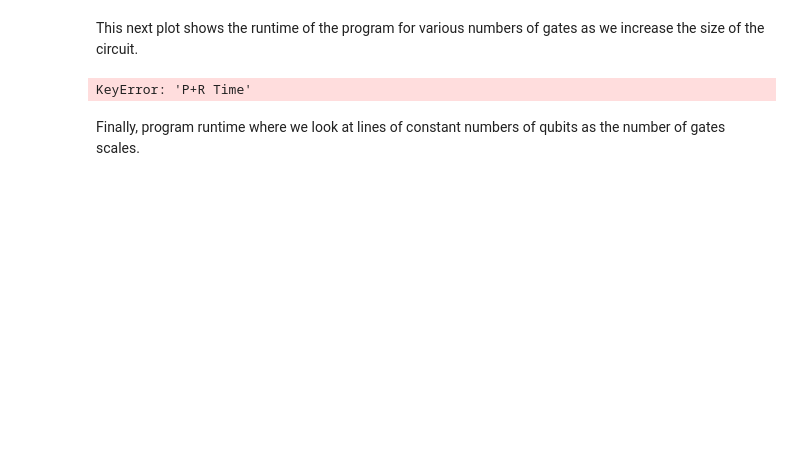
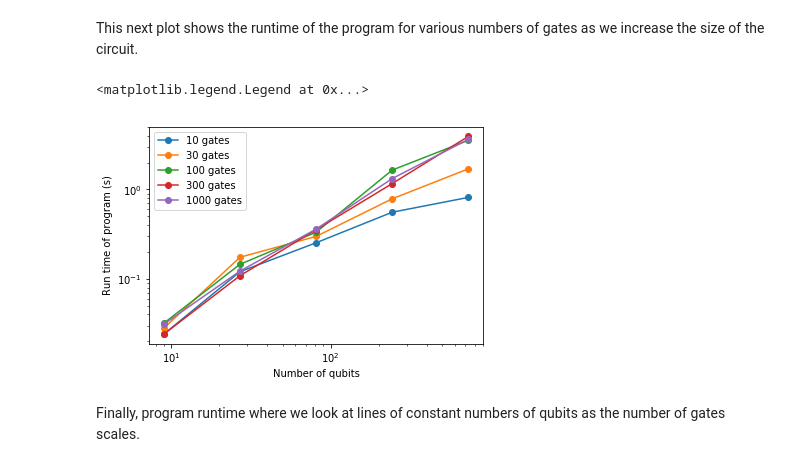
Before and after one commit to zeldredge/unitary-modular, a Jupyter notebook: Circuit Placement on Hierarchies.ipynb, the cells around one changed output. Cells and saved outputs as stored; diff of their text form; code cells hidden in the pictures; blank space fills up the shorter version.

```diff
--- a/Circuit Placement on Hierarchies.ipynb
+++ b/Circuit Placement on Hierarchies.ipynb
@@ -163,12 +163,13 @@ plt.legend(["{} qubits".format(i) for i in nqubits_list])
 This next plot shows the runtime of the program for various numbers of gates as we increase the size of the circuit.
 # %%
 for i in ngate_list:
-    plt.loglog(nqubits_list,mean_df.xs(i,level='NGates')['P+R Time'], marker = 'o', label = str(i) + ' gates')
+    plt.loglog(nqubits_list,mean_df.xs(i,level='NGates')['P+R Time (s)'], marker = 'o', label = str(i) + ' gates')
 plt.ylabel('Run time of program (s)')
 plt.xlabel('Number of qubits')
 plt.legend()
 # %% [output]
-KeyError: 'P+R Time'
+<matplotlib.legend.Legend at 0x...>
+[figure, added]
 # %% [markdown]
 Finally, program runtime where we look at lines of constant numbers of qubits as the number of gates scales.
 # %%
```
Also changed, not shown: parts of 7 cells of this notebook, 2 other files.
